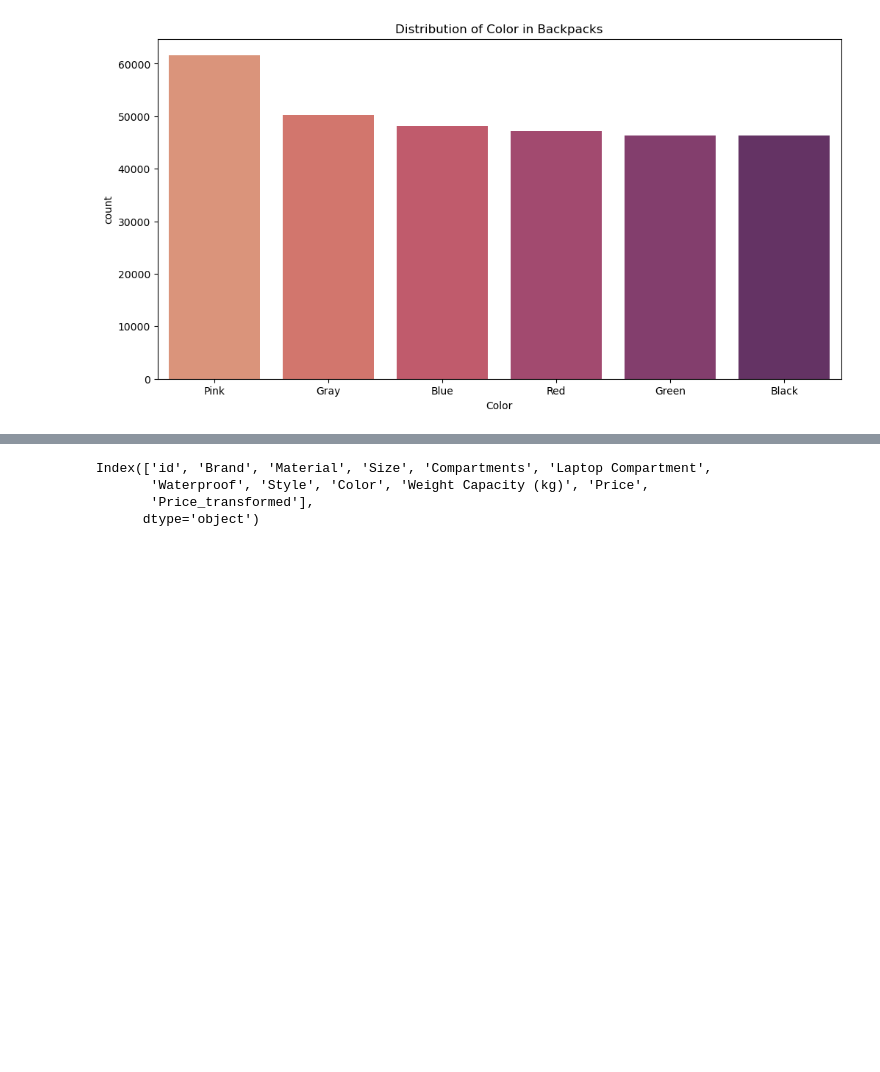
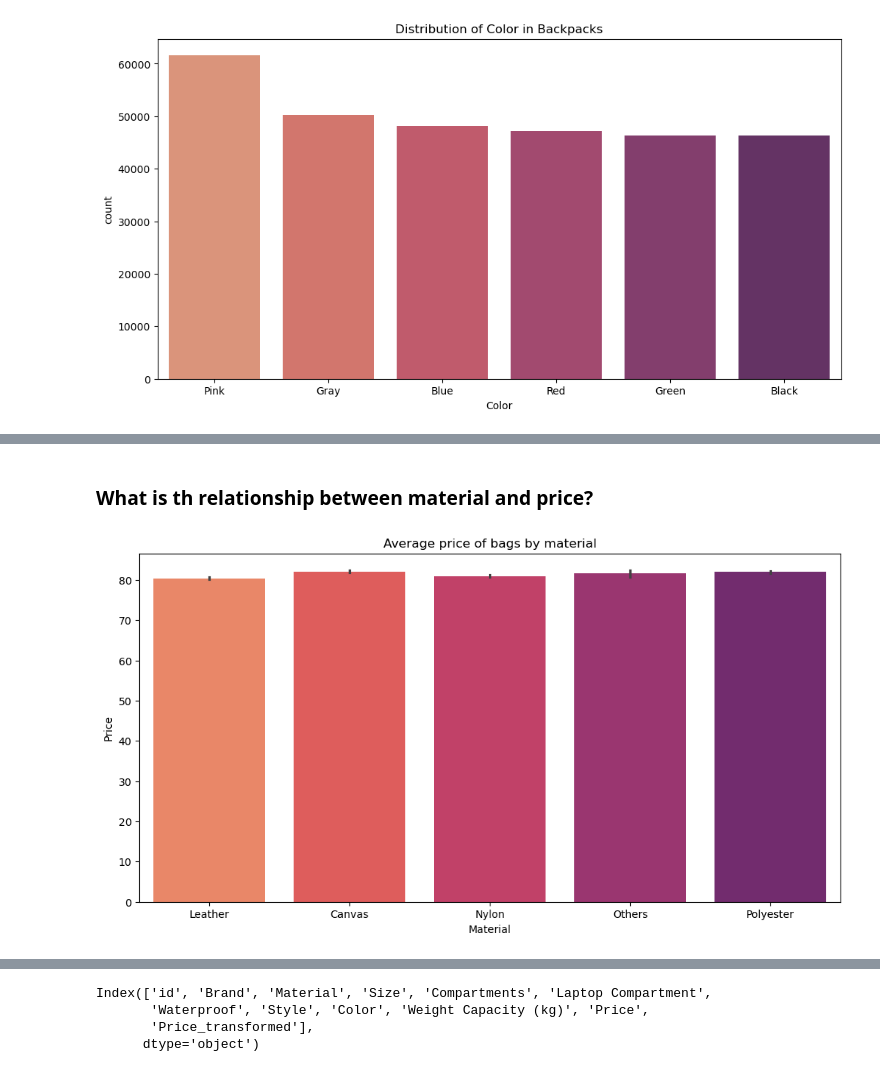
Before and after one commit to janejeshen/Backpack-Price-Prediction, a Jupyter notebook: student-bag-price-prediction.ipynb, the cells around one changed output, grey strips where cells are left out. Saved outputs shown, nothing was run; the diff lists cells and outputs as text; code cells hidden in the pictures; blank space fills up the shorter version.

```diff
--- a/student-bag-price-prediction.ipynb
+++ b/student-bag-price-prediction.ipynb
@@ -584,0 +541,16 @@ The price distribution is platykurtic (flat peak and light tails) showing that m
+# %% [markdown]
+### What is th relationship between material and price?
+# %%
+# setting the size of the plot
+plt.figure(figsize=(12,6))
+
+# Plotting a bar plot
+sns.barplot(data=train, x="Material", y="Price", palette="flare",saturation=1.0)
+
+# Adding labels and title
+plt.xlabel("Material")
+plt.ylabel("Price")
+plt.title("Average price of bags by material")
+plt.show()
+# %% [output]
+[figure, added]
```
Also changed, not shown: parts of 19 cells of this notebook, 1 other file.
